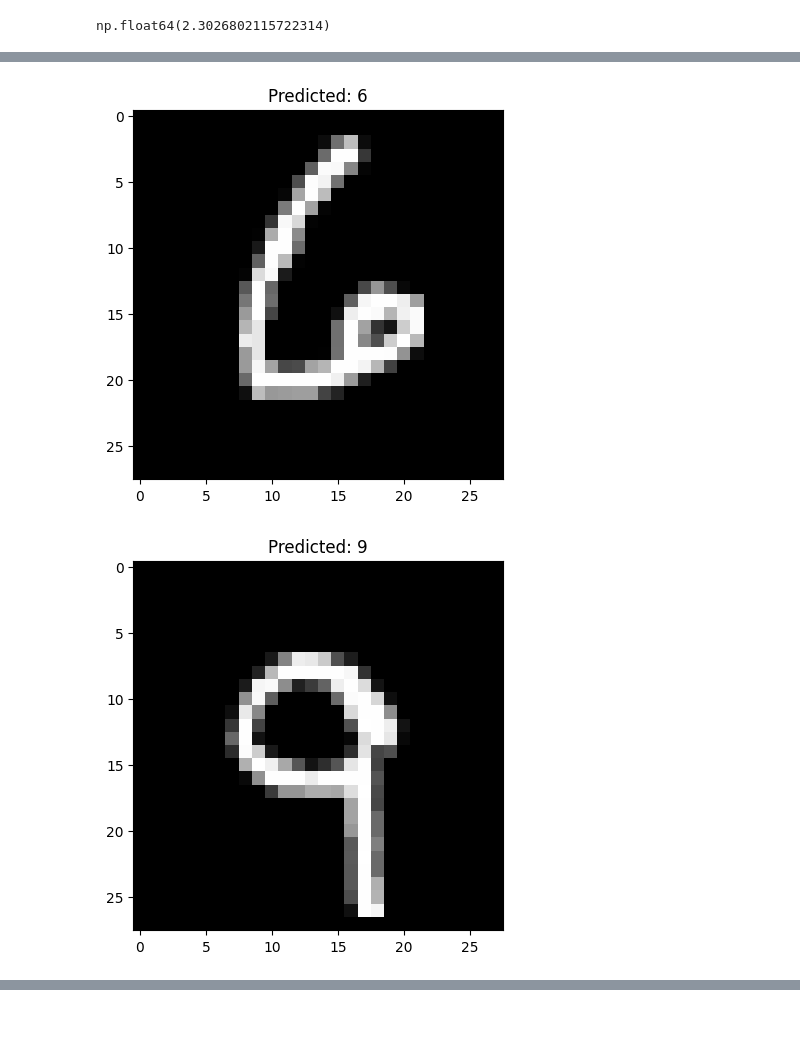
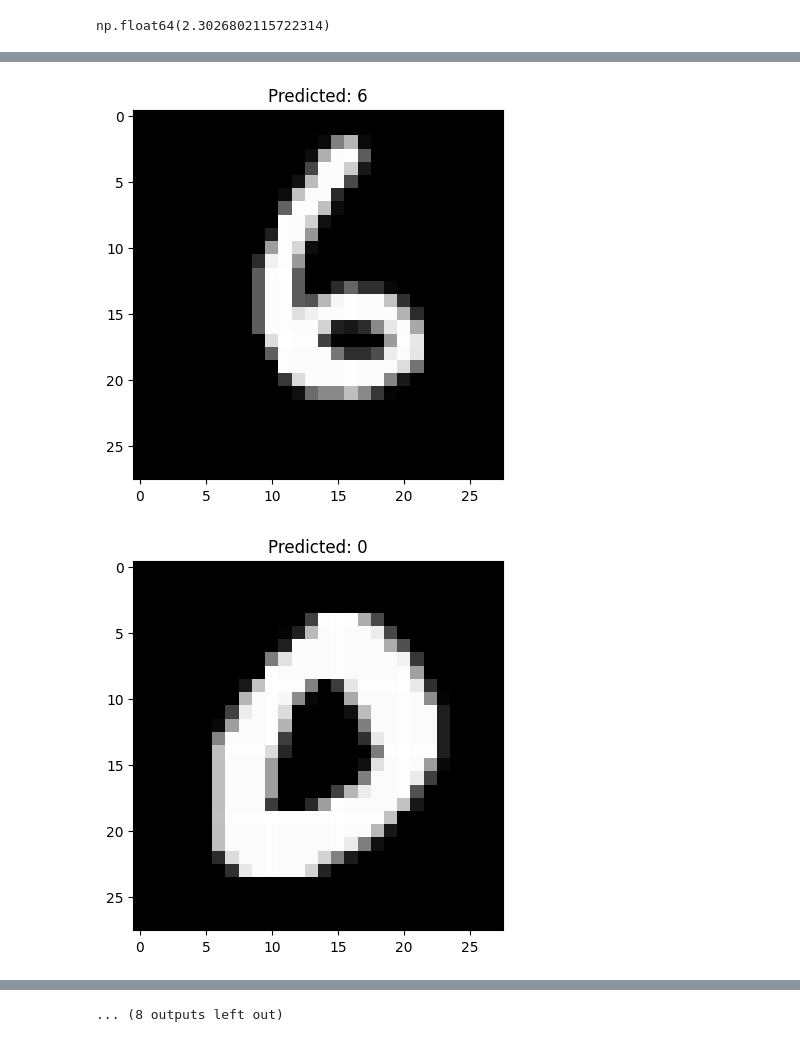
Before and after one commit to Pythrust/Foundational-Machine-Learning, a Jupyter notebook: neural net.ipynb, the cells around one changed output, grey strips where cells are left out. Cells and saved outputs as stored; diff of their text form; code cells hidden in the pictures.

```diff
--- a/neural net.ipynb
+++ b/neural net.ipynb
@@ -258,5 +260,5 @@ Tesy Accuracy: 0.9255
 # %%
-for i in range(5):
+for i in range(120,140):
     plt.imshow(images[50000 + i], cmap = 'gray')
     plt.title(f"Predicted: {y_test_pred_classes[i]}")
     plt.show()
@@ -266,2 +268,2 @@ for i in range(5):
-[figure, old version]
+[figure, new version]
-[figure, old version]
+[figure, new version]
@@ -268,0 +278 @@ for i in range(5):
+... (8 outputs left out)
```
Also changed, not shown: parts of 6 cells of this notebook.
